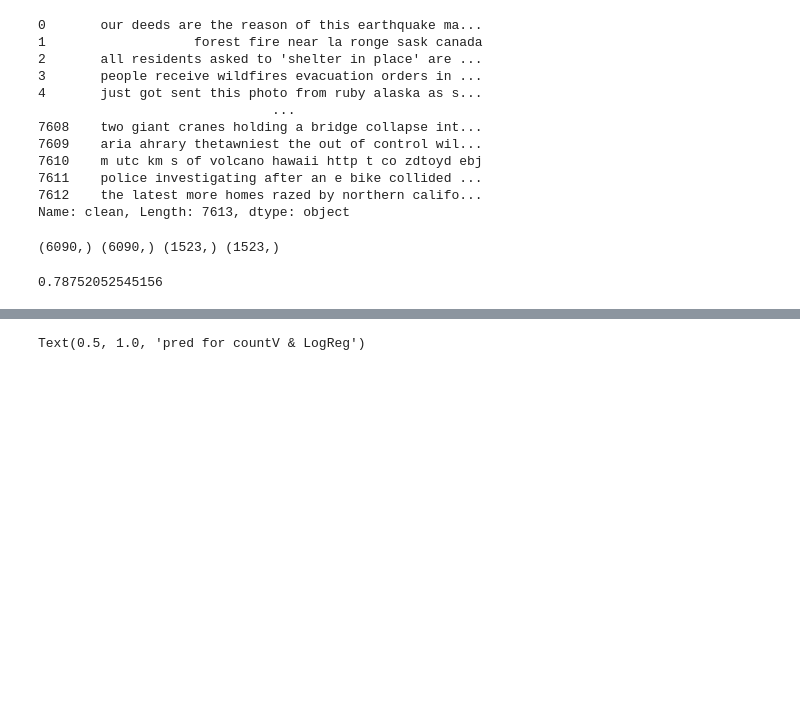
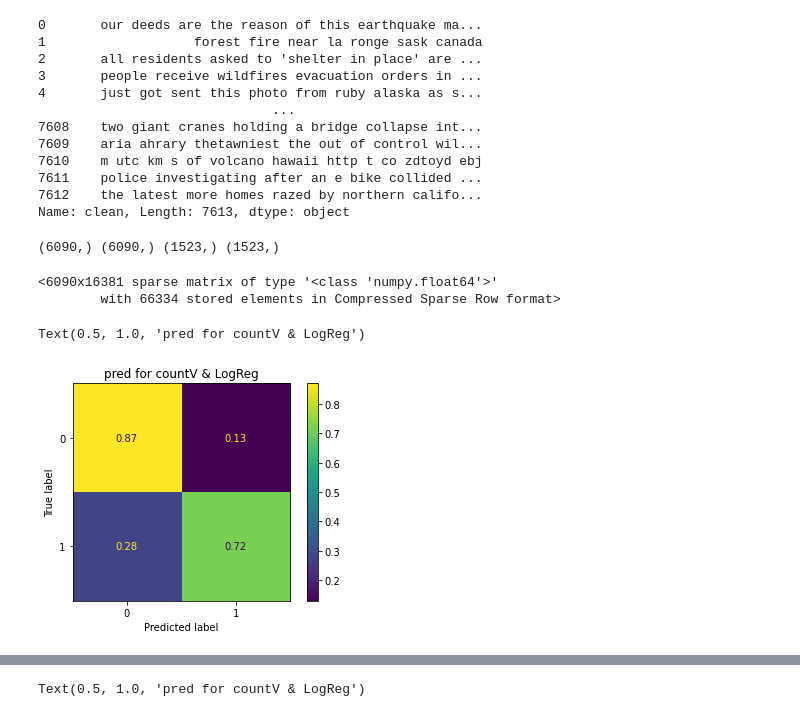
Before and after one commit to julia105/NLP-Project, a Jupyter notebook: Fire.ipynb, the cells around one changed output, grey strips where cells are left out. Saved outputs shown, nothing was run; the diff lists cells and outputs as text; code cells hidden in the pictures; blank space fills up the shorter version.

```diff
--- a/Fire.ipynb
+++ b/Fire.ipynb
@@ -266,13 +261,23 @@ bag_of_words = count_vectorizer.fit_transform(X_train)
 # %%
 tfidf_vectorizer = TfidfVectorizer()
 tfidf_matrix = tfidf_vectorizer.fit_transform(X_train)
+# %%
+tfidf_matrix
+# %% [output]
+<6090x16381 sparse matrix of type '<class 'numpy.float64'>'
+        with 66334 stored elements in Compressed Sparse Row format>
 # %%
 from sklearn.model_selection import cross_val_score
 from sklearn.linear_model import LogisticRegression
 from sklearn.pipeline import make_pipeline
 pipe_tfidf = make_pipeline(TfidfVectorizer(),LogisticRegression())
 cross_val_score(pipe_tfidf, X_train, y_train).mean()
+
+pipe_tfidf.fit(X_train, y_train)
+plot_confusion_matrix(pipe_tfidf,X_test,y_test, normalize='true')
+plt.title('pred for countV & LogReg')
 # %% [output]
-0.78752052545156
+Text(0.5, 1.0, 'pred for countV & LogReg')
+[figure, added]
 # %%
 pipe_count = make_pipeline(CountVectorizer(),LogisticRegression())
```
Also changed, not shown: parts of 16 cells of this notebook.
